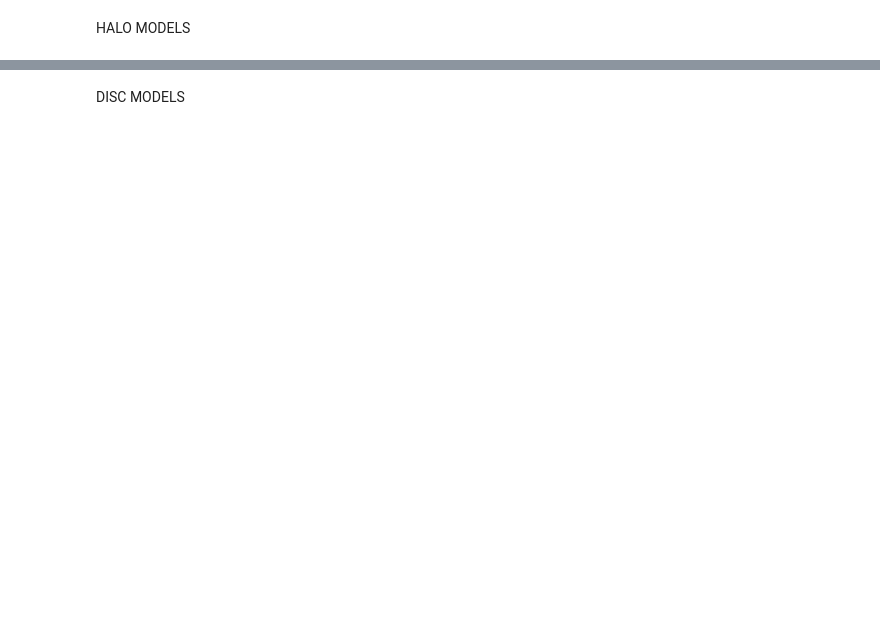
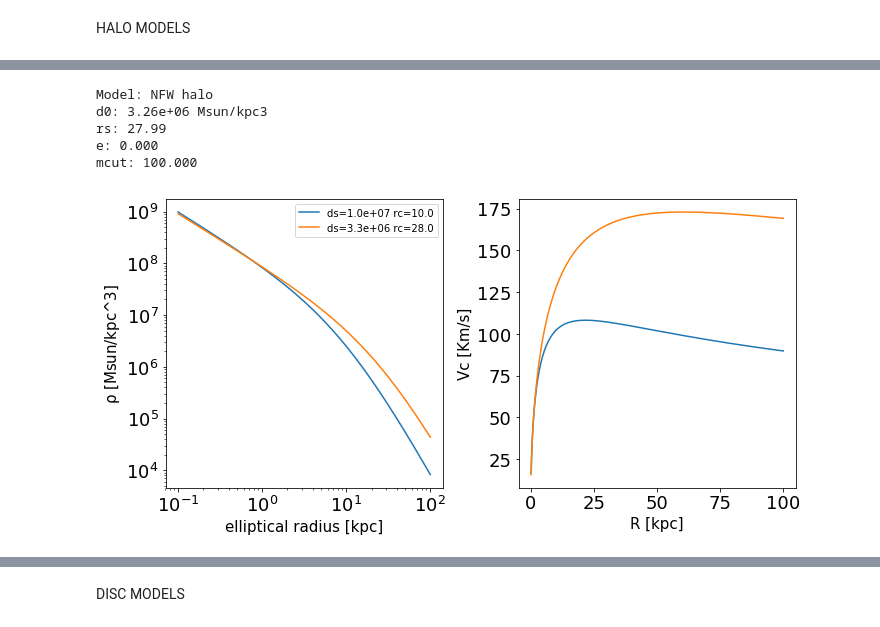
Before and after one commit to editeodoro/discH, a Jupyter notebook: doc/Tutorial.ipynb, the cells around one changed output, grey strips where cells are left out. Saved outputs shown, nothing was run; the diff lists cells and outputs as text; code cells hidden in the pictures; blank space fills up the shorter version.

```diff
--- a/doc/Tutorial.ipynb
+++ b/doc/Tutorial.ipynb
@@ -102,0 +67,58 @@ mcut: 100.000
+# %%
+#NFW halo
+R=np.linspace(0,100,1000)
+fig=plt.figure(figsize=(10,5))
+axd=fig.add_subplot(121)
+axv=fig.add_subplot(122)
+R=np.linspace(0,100,1000)
+#d=d0*( (m/rs)^(-1) ) * ( (1+m/rs)^(-2) )
+mcut=100 #radius where d(m>mcut)=0
+e=0 #ellipticity
+
+#Primary use: NFW_halo(d0, rs, mcut=100, e=0)
+# d=d0/((r/rs)*(1+r/rs)^2)
+#-d0 Scale density in Msun/kpc3
+#-rs Scale length
+
+
+
+#Secondary use: NFW_halo.cosmo(c, V200, H=67  , mcut=100, e=0)
+#-c Concentration parameter
+#-V200 Velocity (km/s) at virial Radius R200  (radius where the density is 200 times the critical density of the Universe)
+#-H Hubble constant (km/s/Mpc)
+
+d0=1e7 #Scale density in Msun/kpc3
+rs=10 #Scale radius in Kpc
+nfw_halo=dc.NFW_halo(d0=d0, rs=rs, mcut=mcut, e=e) #primary method to call NFW halo
+dens=nfw_halo.dens(R) #3D dens
+vcirc=nfw_halo.vcirc(R, nproc=2)
+axd.plot(R,dens[:,1],label='ds=%.1e rc=%.1f'%(nfw_halo.d0,nfw_halo.rs))
+axv.plot(R,vcirc[:,1],label='ds=%.1e rc=%.1f'%(nfw_halo.d0,nfw_halo.rs))
+
+
+c=8 #Scale density in Msun/kpc3
+V200=150 #Scale radius in Kpc
+nfw_halo=dc.NFW_halo.cosmo(c=c, V200=V200, mcut=mcut, e=e) #secondary metho do call NFW using coslomogical params:
+#NWF_halo.cosmo(c, V200, H=67, e=0, mcut=100) H is the Hubble constant in km/s/Mpc (67 default)
+dens=nfw_halo.dens(R) #3D dens
+vcirc=nfw_halo.vcirc(R, nproc=2)
+axd.plot(R,dens[:,1],label='ds=%.1e rc=%.1f'%(nfw_halo.d0,nfw_halo.rs))
+axv.plot(R,vcirc[:,1],label='ds=%.1e rc=%.1f'%(nfw_halo.d0,nfw_halo.rs))
+
+print(nfw_halo)
+
+axd.set_xlabel('elliptical radius [kpc]', fontsize=15)
+axd.set_ylabel('$\\rho$ [Msun/kpc^3]', fontsize=15)
+axv.set_xlabel('R [kpc]', fontsize=15)
+axv.set_ylabel('Vc [Km/s]', fontsize=15)
+axd.set_xscale('log')
+axd.set_yscale('log')
+axd.legend()
+plt.show()
+# %% [output]
+Model: NFW halo
+d0: 3.26e+06 Msun/kpc3
+rs: 27.99
+e: 0.000
+mcut: 100.000
+[figure, added]
```
Also changed, not shown: parts of 19 cells of this notebook, 7 other files.
